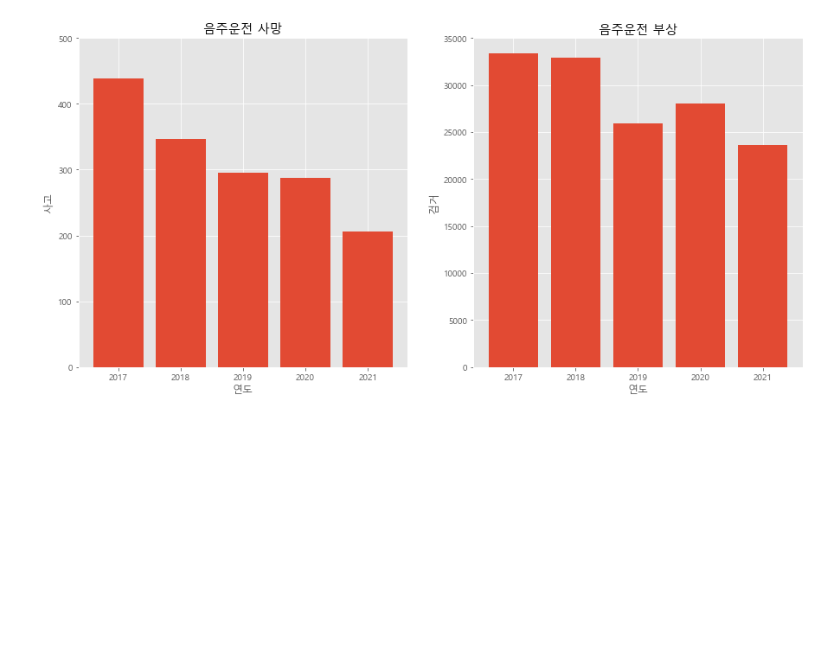
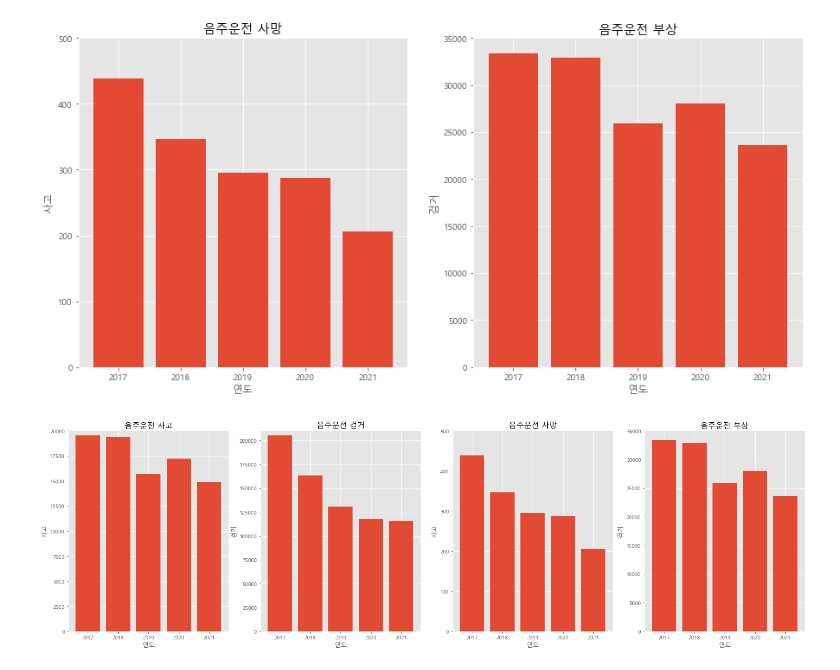
Before and after one commit to HoJin1014/KNU-BIGDATA-study, a Jupyter notebook: livingrab/ex_accident.ipynb, the cells around one changed output. Drawn from its saved outputs; the diff is of its cells as text; code cells hidden in the pictures; blank space fills up the shorter version.

```diff
--- a/livingrab/ex_accident.ipynb
+++ b/livingrab/ex_accident.ipynb
@@ -444,3 +479,35 @@ plt.bar(df2_x[1:], df2_f[1:])
 plt.show()
 # %% [output]
 [figure]
+# %%
+plt.figure(figsize=(25,7))
+plt.subplot(1, 4, 1)
+plt.title('음주운전 사고')
+plt.xlabel('연도')
+plt.ylabel('사고')
+plt.ylim([0, 20000])
+plt.bar(df2_x[1:], df2_y[1:])
+
+plt.subplot(1, 4, 2)
+plt.title('음주운전 검거')
+plt.xlabel('연도')
+plt.ylabel('검거')
+plt.ylim([0, 210000])
+plt.bar(df2_x[1:], df2_z[1:])
+
+plt.subplot(1, 4, 3)
+plt.title('음주운전 사망')
+plt.xlabel('연도')
+plt.ylabel('사고')
+plt.ylim([0, 500])
+plt.bar(df2_x[1:], df2_t[1:])
+
+plt.subplot(1, 4, 4)
+plt.title('음주운전 부상')
+plt.xlabel('연도')
+plt.ylabel('검거')
+plt.ylim([0, 35000])
+plt.bar(df2_x[1:], df2_f[1:])
+plt.show()
+# %% [output]
+[figure, added]
```
Also changed, not shown: parts of 26 cells of this notebook.
